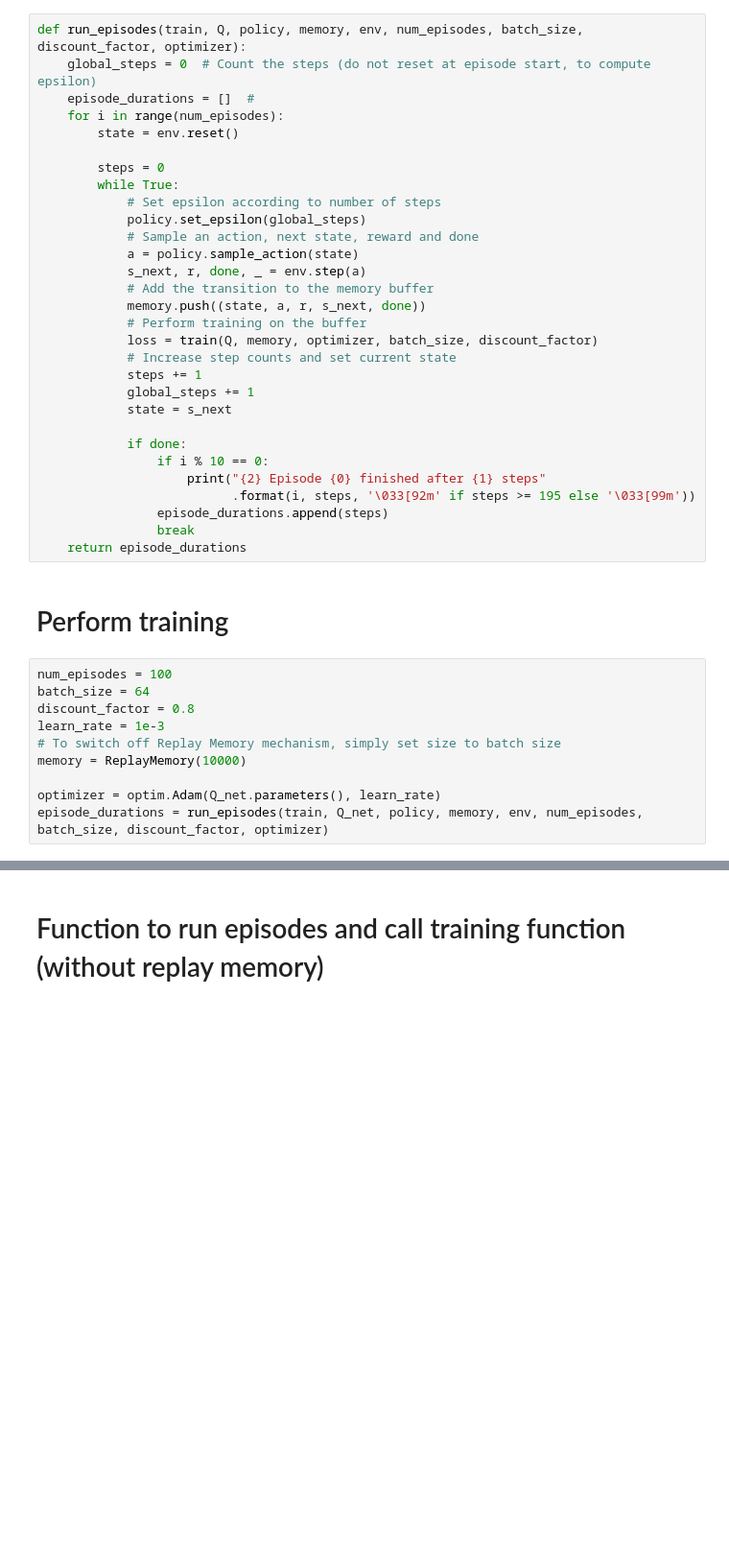
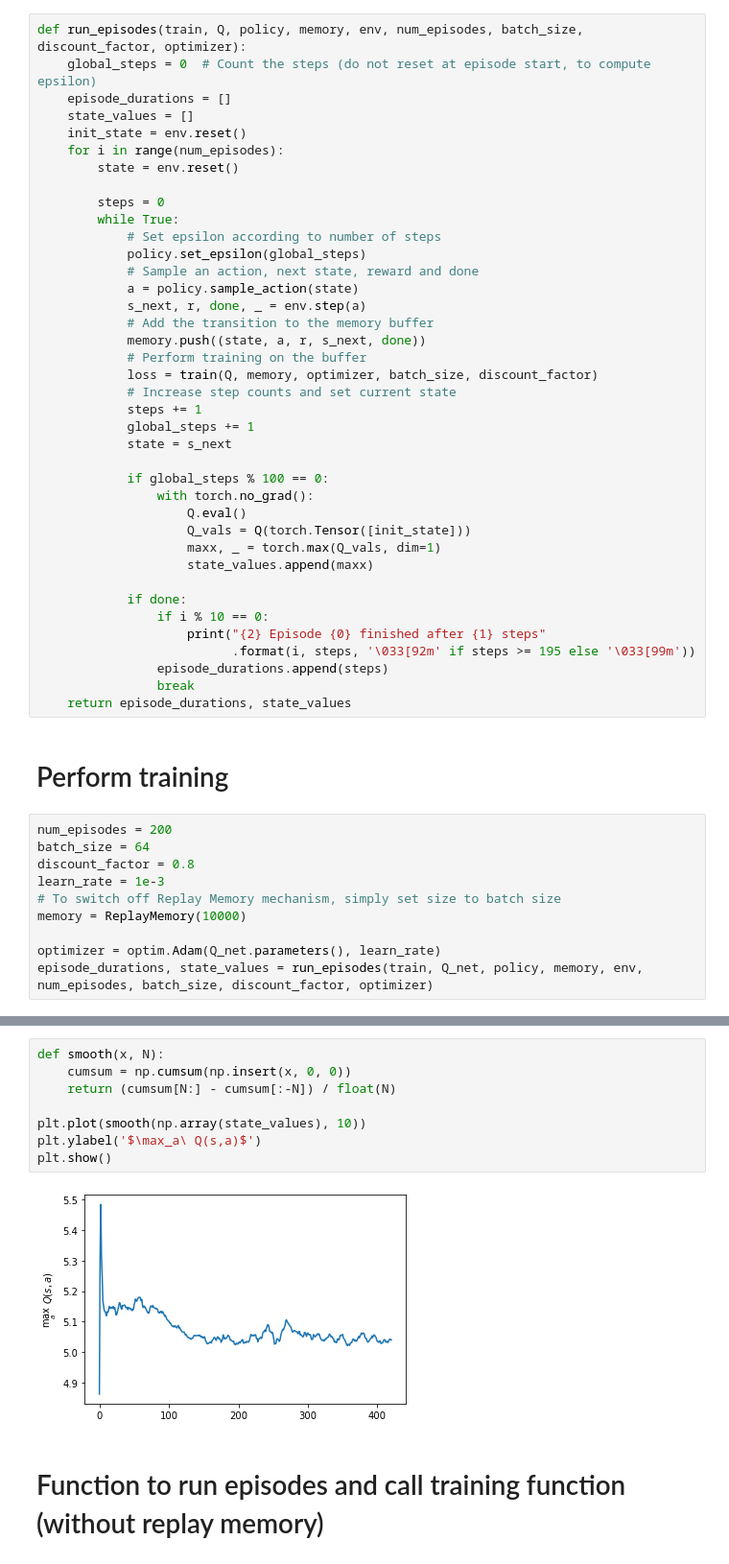
Before and after one commit to KylianvG/DQN_Divergence, a Jupyter notebook: Cartpole.ipynb, the cells around one changed output, grey strips where cells are left out. Shown: that part at 96% size. Cells and saved outputs as stored; diff of their text form; blank space fills up the shorter version.

Commit message:
Meet de max Q value van de initial state in cartpole tussendoor om convergence te checken

```diff
--- a/Cartpole.ipynb
+++ b/Cartpole.ipynb
@@ -34,7 +34,9 @@ policy = EpsilonGreedyPolicy(Q_net, eps)
 # %%
 def run_episodes(train, Q, policy, memory, env, num_episodes, batch_size, discount_factor, optimizer):
     global_steps = 0  # Count the steps (do not reset at episode start, to compute epsilon)
-    episode_durations = []  #
+    episode_durations = []
+    state_values = []
+    init_state = env.reset()
     for i in range(num_episodes):
         state = env.reset()
 
@@ -54,17 +56,24 @@ def run_episodes(train, Q, policy, memory, env, num_episodes, batch_size, discou
             global_steps += 1
             state = s_next
 
+            if global_steps % 100 == 0:
+                with torch.no_grad():
+                    Q.eval()
+                    Q_vals = Q(torch.Tensor([init_state]))
+                    maxx, _ = torch.max(Q_vals, dim=1)
+                    state_values.append(maxx)
+
             if done:
                 if i % 10 == 0:
                     print("{2} Episode {0} finished after {1} steps"
                           .format(i, steps, '\033[92m' if steps >= 195 else '\033[99m'))
                 episode_durations.append(steps)
                 break
-    return episode_durations
+    return episode_durations, state_values
 # %% [markdown]
 # Perform training
 # %%
-num_episodes = 100
+num_episodes = 200
 batch_size = 64
 discount_factor = 0.8
 learn_rate = 1e-3
@@ -72,5 +81,5 @@ learn_rate = 1e-3
 memory = ReplayMemory(10000)
 
 optimizer = optim.Adam(Q_net.parameters(), learn_rate)
-episode_durations = run_episodes(train, Q_net, policy, memory, env, num_episodes, batch_size, discount_factor, optimizer)
+episode_durations, state_values = run_episodes(train, Q_net, policy, memory, env, num_episodes, batch_size, discount_factor, optimizer)
 # %% [output]
@@ -87,3 +106,13 @@ episode_durations = run_episodes(train, Q_net, policy, memory, env, num_episodes
+# %%
+def smooth(x, N):
+    cumsum = np.cumsum(np.insert(x, 0, 0))
+    return (cumsum[N:] - cumsum[:-N]) / float(N)
+
+plt.plot(smooth(np.array(state_values), 10))
+plt.ylabel('$\max_a\ Q(s,a)$')
+plt.show()
+# %% [output]
+[figure, added]
 # %% [markdown]
 # Function to run episodes and call training function (without replay memory)
 # %%
```
Also changed, not shown: parts of 4 cells of this notebook.
